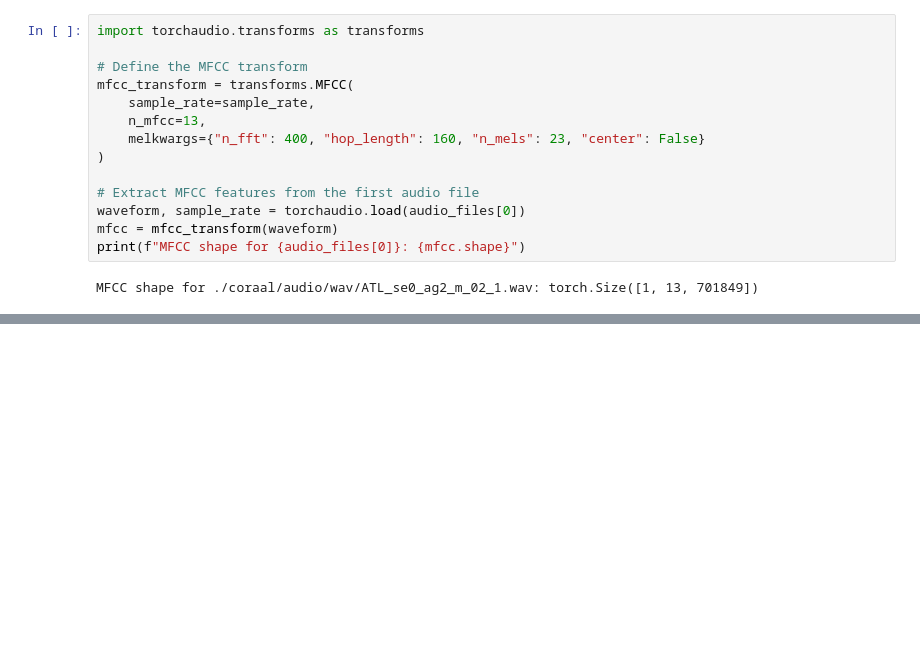
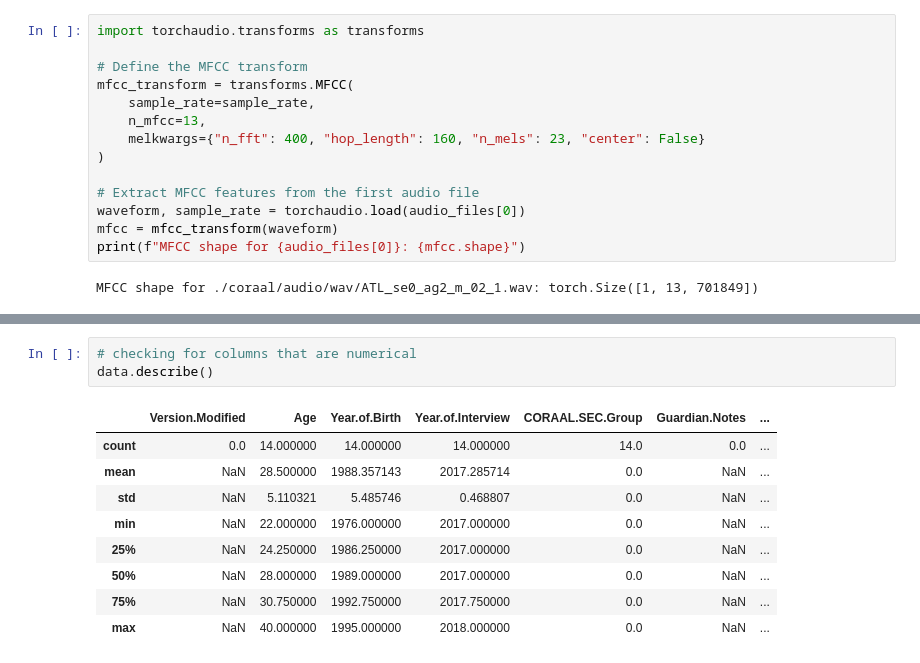
Before and after one commit to NACME-AIML-2024/final-project-dialect-dynamics, a Jupyter notebook: notebooks/aave-eda.ipynb, the cells around one changed output, grey strips where cells are left out. Saved outputs shown, nothing was run; the diff lists cells and outputs as text; blank space fills up the shorter version.

```diff
--- a/notebooks/aave-eda.ipynb
+++ b/notebooks/aave-eda.ipynb
@@ -331,0 +395,13 @@ MFCC shape for ./coraal/audio/wav/ATL_se0_ag2_m_02_1.wav: torch.Size([1, 13, 701
+# %%
+# checking for columns that are numerical
+data.describe()
+# %% [output]
+|  | Version.Modified | Age | Year.of.Birth | Year.of.Interview | CORAAL.SEC.Group | Guardian.Notes | ... |
+| count | 0.0 | 14.000000 | 14.000000 | 14.000000 | 14.0 | 0.0 | ... |
+| mean | NaN | 28.500000 | 1988.357143 | 2017.285714 | 0.0 | NaN | ... |
+| std | NaN | 5.110321 | 5.485746 | 0.468807 | 0.0 | NaN | ... |
+| min | NaN | 22.000000 | 1976.000000 | 2017.000000 | 0.0 | NaN | ... |
+| 25% | NaN | 24.250000 | 1986.250000 | 2017.000000 | 0.0 | NaN | ... |
+| 50% | NaN | 28.000000 | 1989.000000 | 2017.000000 | 0.0 | NaN | ... |
+| 75% | NaN | 30.750000 | 1992.750000 | 2017.750000 | 0.0 | NaN | ... |
+| max | NaN | 40.000000 | 1995.000000 | 2018.000000 | 0.0 | NaN | ... |
```
Also changed, not shown: parts of 13 cells of this notebook.
